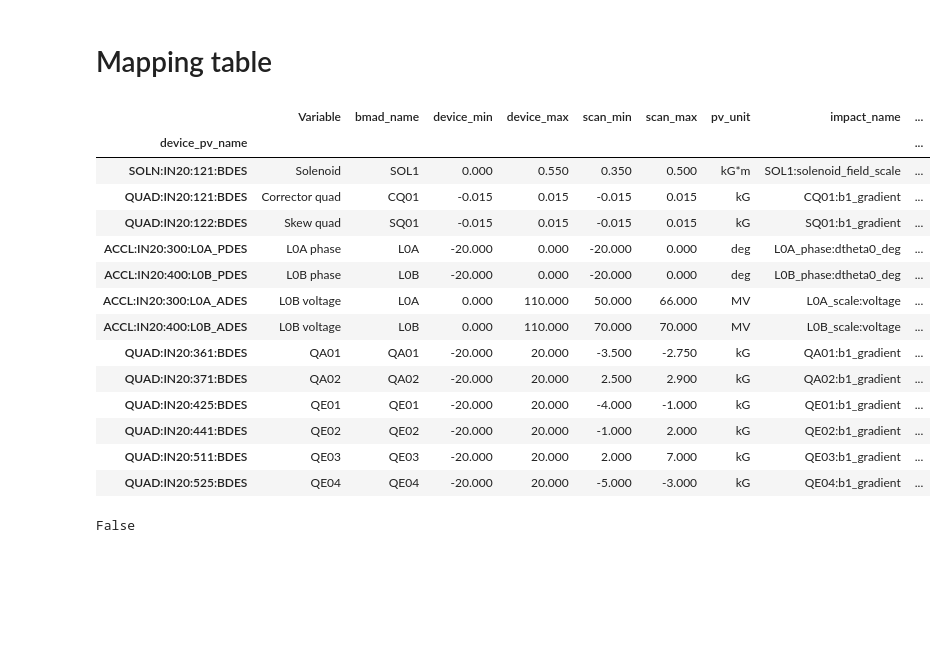
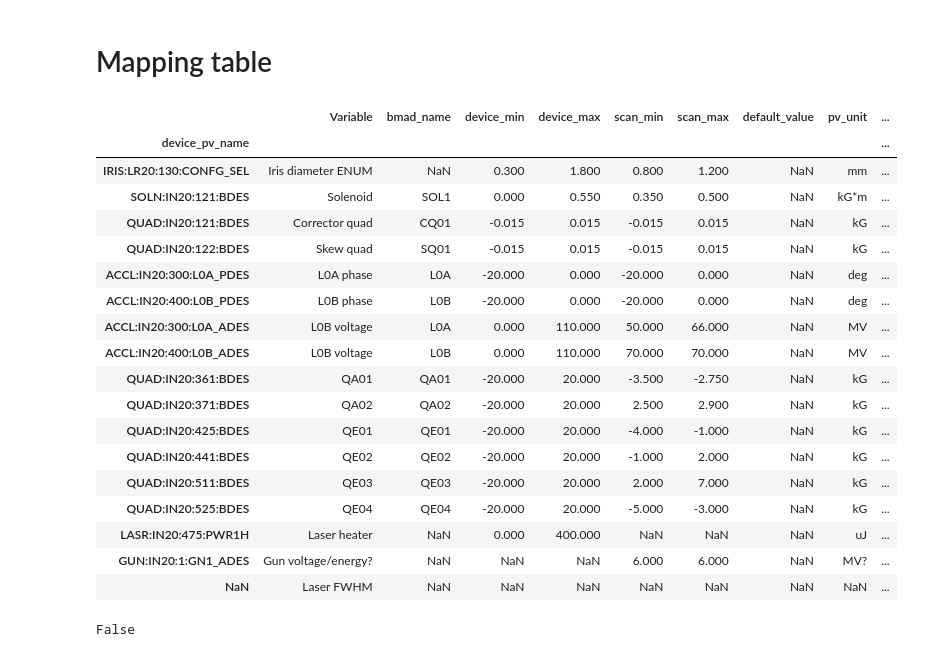
Before and after one commit to slaclab/lcls-cu-inj-surrogate, a Jupyter notebook: measurements/2020-06-21/process_yag02_solscan.ipynb, the cells around one changed output. Drawn from its saved outputs; the diff is of its cells as text; code cells hidden in the pictures; blank space fills up the shorter version.

```diff
--- a/measurements/2020-06-21/process_yag02_solscan.ipynb
+++ b/measurements/2020-06-21/process_yag02_solscan.ipynb
@@ -33,25 +33,29 @@ PVDATA
 # %% [markdown]
 # Mapping table
 # %%
-DAT = pd.read_csv('../../pv_mapping/cu_inj_impact.csv').dropna()
+DAT = pd.read_csv('../../pv_mapping/cu_inj_impact.csv')#.dropna()
 MAP = DAT.set_index('device_pv_name')
 MAP
 # %% [output]
-|  | Variable | bmad_name | device_min | device_max | scan_min | scan_max | pv_unit | impact_name | ... |
+|  | Variable | bmad_name | device_min | device_max | scan_min | scan_max | default_value | pv_unit | ... |
 | device_pv_name |  |  |  |  |  |  |  |  | ... |
-| SOLN:IN20:121:BDES | Solenoid | SOL1 | 0.000 | 0.550 | 0.350 | 0.500 | kG*m | SOL1:solenoid_field_scale | ... |
-| QUAD:IN20:121:BDES | Corrector quad | CQ01 | -0.015 | 0.015 | -0.015 | 0.015 | kG | CQ01:b1_gradient | ... |
-| QUAD:IN20:122:BDES | Skew quad | SQ01 | -0.015 | 0.015 | -0.015 | 0.015 | kG | SQ01:b1_gradient | ... |
-| ACCL:IN20:300:L0A_PDES | L0A phase | L0A | -20.000 | 0.000 | -20.000 | 0.000 | deg | L0A_phase:dtheta0_deg | ... |
-| ACCL:IN20:400:L0B_PDES | L0B phase | L0B | -20.000 | 0.000 | -20.000 | 0.000 | deg | L0B_phase:dtheta0_deg | ... |
-| ACCL:IN20:300:L0A_ADES | L0B voltage | L0A | 0.000 | 110.000 | 50.000 | 66.000 | MV | L0A_scale:voltage | ... |
-| ACCL:IN20:400:L0B_ADES | L0B voltage | L0B | 0.000 | 110.000 | 70.000 | 70.000 | MV | L0B_scale:voltage | ... |
-| QUAD:IN20:361:BDES | QA01 | QA01 | -20.000 | 20.000 | -3.500 | -2.750 | kG | QA01:b1_gradient | ... |
-| QUAD:IN20:371:BDES | QA02 | QA02 | -20.000 | 20.000 | 2.500 | 2.900 | kG | QA02:b1_gradient | ... |
-| QUAD:IN20:425:BDES | QE01 | QE01 | -20.000 | 20.000 | -4.000 | -1.000 | kG | QE01:b1_gradient | ... |
-| QUAD:IN20:441:BDES | QE02 | QE02 | -20.000 | 20.000 | -1.000 | 2.000 | kG | QE02:b1_gradient | ... |
-| QUAD:IN20:511:BDES | QE03 | QE03 | -20.000 | 20.000 | 2.000 | 7.000 | kG | QE03:b1_gradient | ... |
-| QUAD:IN20:525:BDES | QE04 | QE04 | -20.000 | 20.000 | -5.000 | -3.000 | kG | QE04:b1_gradient | ... |
+| IRIS:LR20:130:CONFG_SEL | Iris diameter ENUM | NaN | 0.300 | 1.800 | 0.800 | 1.200 | NaN | mm | ... |
+| SOLN:IN20:121:BDES | Solenoid | SOL1 | 0.000 | 0.550 | 0.350 | 0.500 | NaN | kG*m | ... |
+| QUAD:IN20:121:BDES | Corrector quad | CQ01 | -0.015 | 0.015 | -0.015 | 0.015 | NaN | kG | ... |
+| QUAD:IN20:122:BDES | Skew quad | SQ01 | -0.015 | 0.015 | -0.015 | 0.015 | NaN | kG | ... |
+| ACCL:IN20:300:L0A_PDES | L0A phase | L0A | -20.000 | 0.000 | -20.000 | 0.000 | NaN | deg | ... |
+| ACCL:IN20:400:L0B_PDES | L0B phase | L0B | -20.000 | 0.000 | -20.000 | 0.000 | NaN | deg | ... |
+| ACCL:IN20:300:L0A_ADES | L0B voltage | L0A | 0.000 | 110.000 | 50.000 | 66.000 | NaN | MV | ... |
+| ACCL:IN20:400:L0B_ADES | L0B voltage | L0B | 0.000 | 110.000 | 70.000 | 70.000 | NaN | MV | ... |
+| QUAD:IN20:361:BDES | QA01 | QA01 | -20.000 | 20.000 | -3.500 | -2.750 | NaN | kG | ... |
+| QUAD:IN20:371:BDES | QA02 | QA02 | -20.000 | 20.000 | 2.500 | 2.900 | NaN | kG | ... |
+| QUAD:IN20:425:BDES | QE01 | QE01 | -20.000 | 20.000 | -4.000 | -1.000 | NaN | kG | ... |
+| QUAD:IN20:441:BDES | QE02 | QE02 | -20.000 | 20.000 | -1.000 | 2.000 | NaN | kG | ... |
+| QUAD:IN20:511:BDES | QE03 | QE03 | -20.000 | 20.000 | 2.000 | 7.000 | NaN | kG | ... |
+| QUAD:IN20:525:BDES | QE04 | QE04 | -20.000 | 20.000 | -5.000 | -3.000 | NaN | kG | ... |
+| LASR:IN20:475:PWR1H | Laser heater | NaN | 0.000 | 400.000 | NaN | NaN | NaN | uJ | ... |
+| GUN:IN20:1:GN1_ADES | Gun voltage/energy? | NaN | NaN | NaN | 6.000 | 6.000 | NaN | MV? | ... |
+| NaN | Laser FWHM | NaN | NaN | NaN | NaN | NaN | NaN | NaN | ... |
 # %%
 'IRIS:LR20:130:MOTR_ANGLE' in MAP.index
 # %% [output]
```
Also changed, not shown: parts of 3 cells of this notebook.
